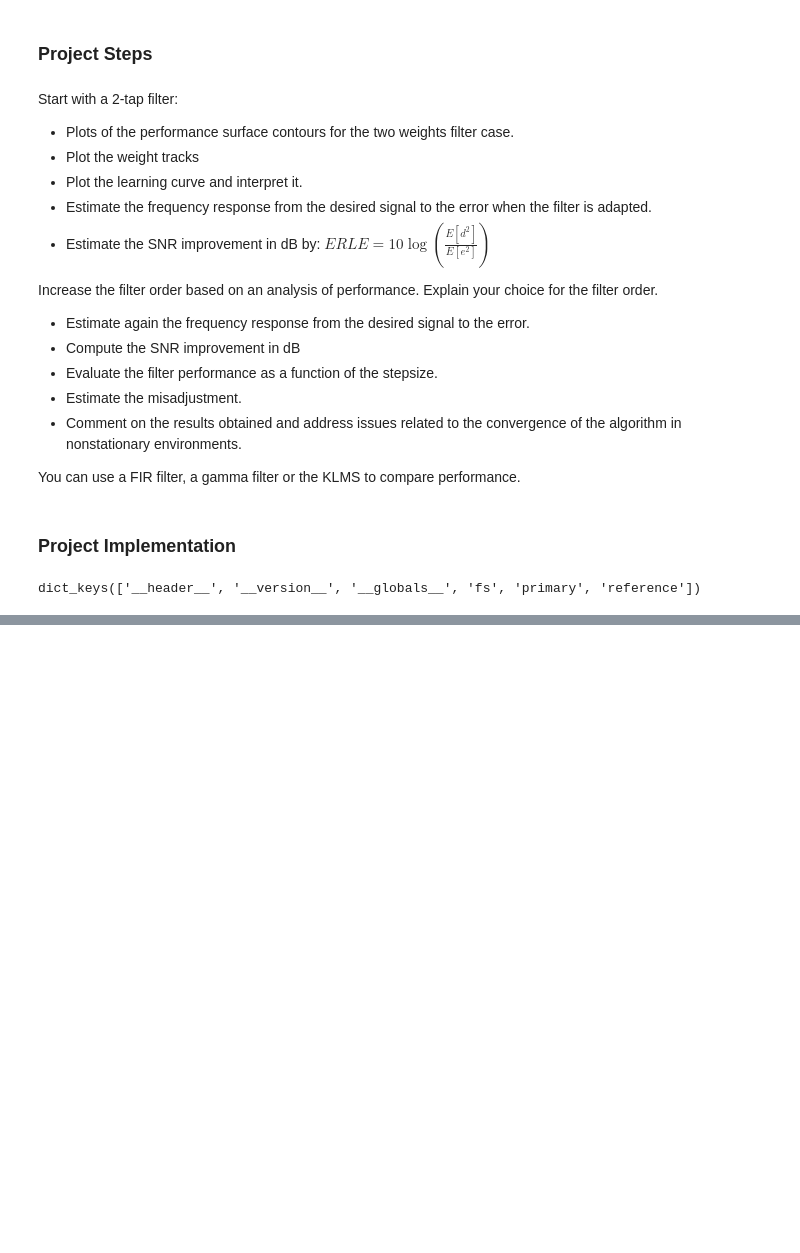
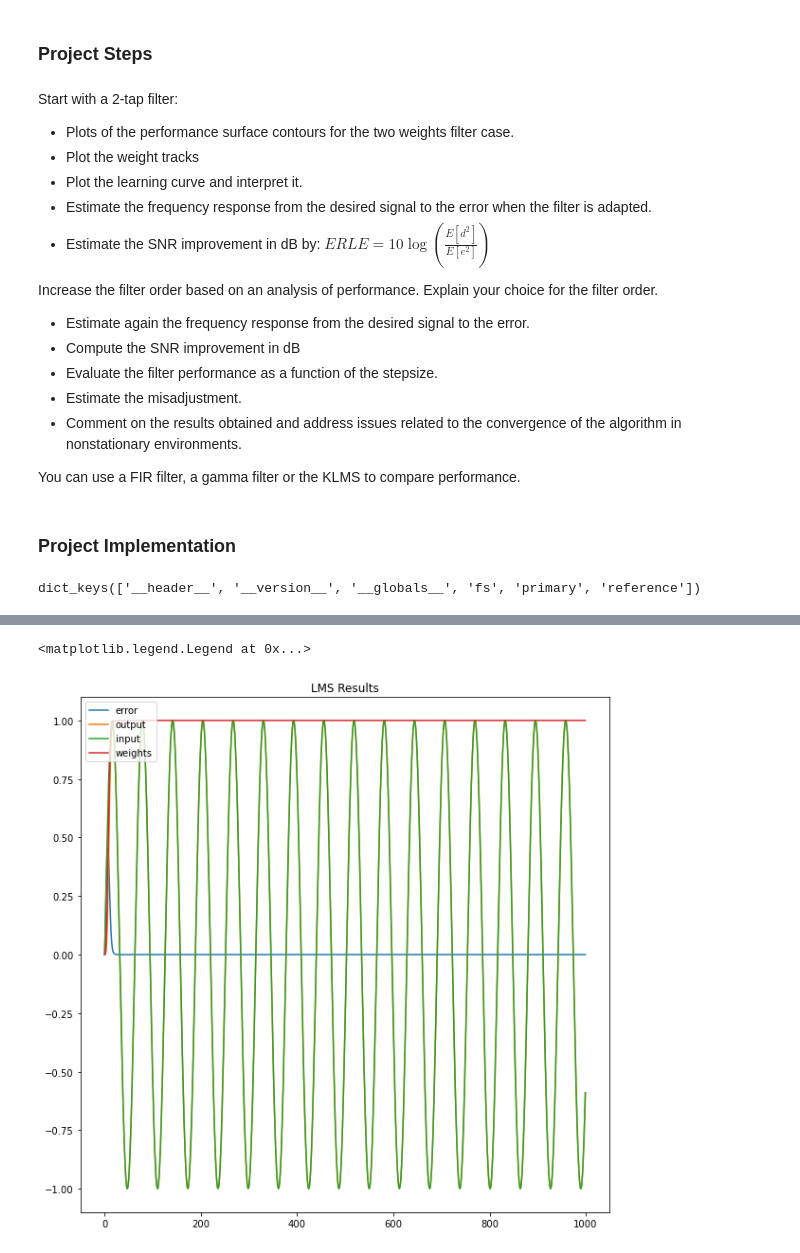
Before and after one commit to IanGMalone/Denoising_with_NLMS_and_KLMS, a Jupyter notebook: Denoising.ipynb, the cells around one changed output, grey strips where cells are left out. Drawn from its saved outputs; the diff is of its cells as text; code cells hidden in the pictures; blank space fills up the shorter version.

Commit message:
KLMS and LMS working. Add normalization to LMS and filter order parameter.

```diff
--- a/Denoising.ipynb
+++ b/Denoising.ipynb
@@ -81,7 +66,7 @@ plt.plot(u[:1000])
 # %%
 class LMS():
 
-    def __init__(self, step_size=0.1):
+    def __init__(self, step_size=0.4):
         self.step_size = step_size
 
     def compute(self, u, d):
@@ -109,11 +94,11 @@ class GaussianKernel:
 
 class KLMS(GaussianKernel):
 
-    def __init__(self, step_size=0.1, sigma=0.1): # num params?
+    def __init__(self, step_size=0.4, sigma=1, order=3):
         self.step_size = step_size
         self.sigma = sigma
-        # inputs
-        # weights
+        self.order = order
+
 
     def compute(self, u, d):
         if len(u) != len(d):
@@ -128,14 +113,13 @@ class KLMS(GaussianKernel):
             c[0] = u[0]
 
             # computation
-            for i in range(1, len(u)): # 1 to length of input
+            for i in range(1, len(u)-self.order): # 1 to length of input
+                f[i-1] = 0
                 for j in range(i-1): # 0 to i-1
-                    f[i-1] = 0
-                    partial_sum = a[j] * self.kernel(u[i], u[j])
+                    partial_sum = a[j] * self.kernel(u[i:i+(self.order-1)], u[j:j+(self.order-1)])
                     f[i-1] += partial_sum
 
                 e[i] = d[i] - f[i-1]
-                c[i] = u[i] # i think this step does not match the textbook
                 a[i] = self.step_size * e[i]
 
         return f, a, c, e
@@ -153,0 +138,17 @@ plt.plot(a)
+# %%
+lms_test = LMS(step_size=0.4)
+# %%
+f2,w2,e2 = lms_test.compute(amplitude,amplitude)
+# %%
+plt.figure(figsize=(10,10))
+
+plt.plot(e2, label='error')
+plt.plot(f2, label='output')
+plt.plot(amplitude, label='input')
+plt.plot(w2, label='weights')
+
+plt.title('LMS Results')
+plt.legend(loc="upper left")
+# %% [output]
+<matplotlib.legend.Legend at 0x...>
+[figure, added]
```
Also changed, not shown: parts of 9 cells of this notebook.
